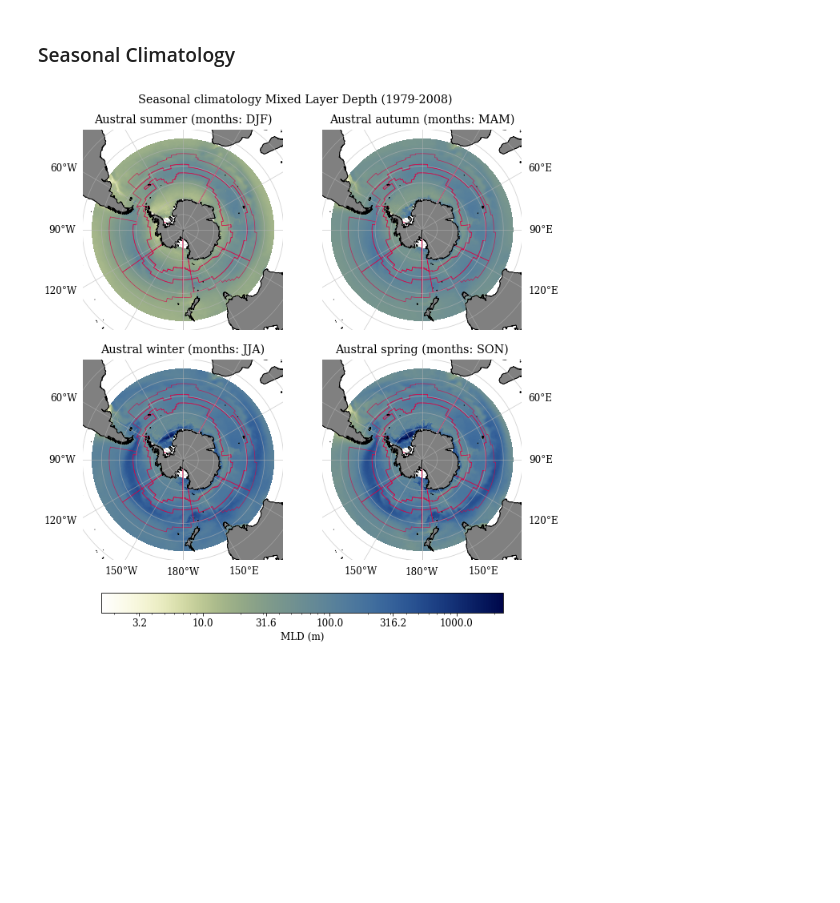
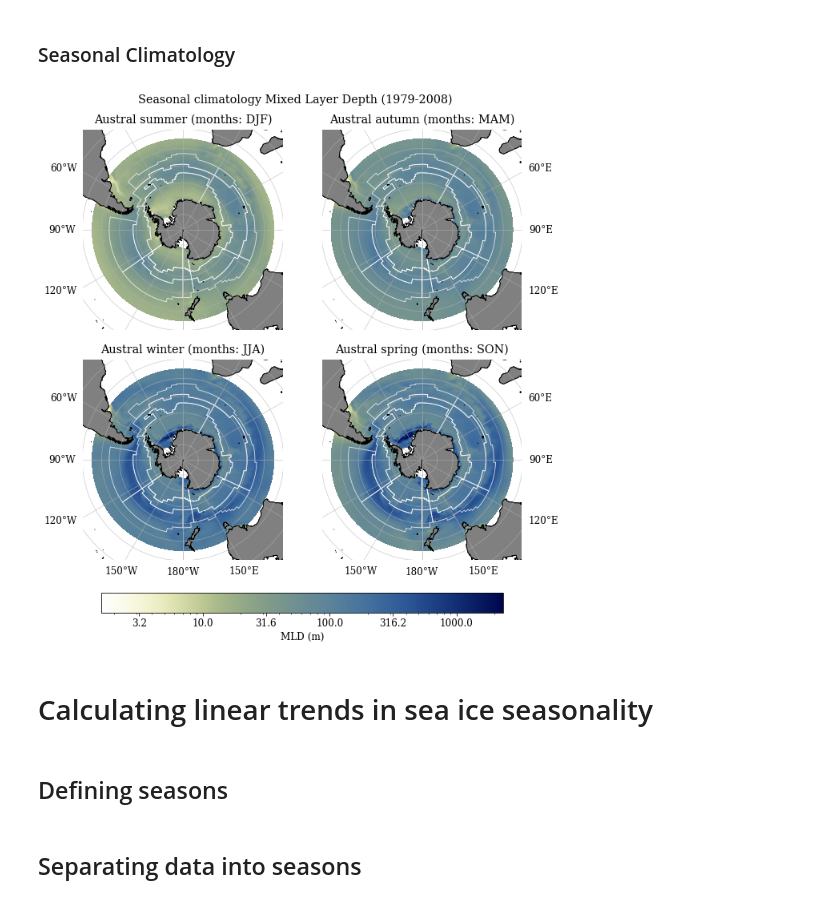
Before and after one commit to lidefi87/ACCESS_scripts_DFA, a Jupyter notebook: Scripts/MixedLayerDepth.ipynb, the cells around one changed output. Drawn from its saved outputs; the diff is of its cells as text; code cells hidden in the pictures; blank space fills up the shorter version.

```diff
--- a/Scripts/MixedLayerDepth.ipynb
+++ b/Scripts/MixedLayerDepth.ipynb
@@ -74,7 +75,7 @@ varDict =  {'var_id': 'mld',
              'base_data': r'/g/data/v45/la6889/Calculations/MLD/Data',
              'climatologies': r'/g/data/v45/la6889/Calculations/MLD/Climatologies',
              'clim_fig': r'/g/data/v45/la6889/Figures/MLD/Climatologies',
-             'linear_trends': r'/g/data/v45/la6889/MLD/SeaIceArea/LinearTrends',
+             'linear_trends': r'/g/data/v45/la6889/Calculations/MLD/LinearTrends',
              'lm_fig': r'/g/data/v45/la6889/Figures/MLD/LinearTrends',
              'clipped_data': r'/g/data/v45/la6889/Calculations/MLD/ClippedMEASOregions/',
              'weighted_means_season': r'/g/data/v45/la6889/Calculations/MLD/YearlySeasonal/Means',
@@ -83,7 +84,7 @@ varDict =  {'var_id': 'mld',
              'decades': range(1965, 2019, 10),
              'weighted_means_dec_season': r'/g/data/v45/la6889/Calculations/MLD/DecadalSeasonal/Means',
              'weighted_means_dec_monthly': r'/g/data/v45/la6889/Calculations/MLD/DecadalMonthly/Means',
-             'mean_sector_time_series': r'/g/data/v45/la6889/Figures/TimeSeries/MLD/PolarZones',
+             'mean_sector_time_series': r'/g/data/v45/la6889/Figures/MLD/TimeSeries/',
              'res': '0.1°'}
 # %% [markdown]
 ## Accessing ACCESS-OM2 outputs and saving results to disk
@@ -100,6 +101,9 @@ for yr in varDict['decades']:
                            freq = varDict['freq'],
                            ses = session, minlat = -80, maxlat = -35,
                            ice_data = False)
+    #Removing time bounds attribute causing issues when saving data
+    del SO.attrs['time_bounds']
+
     #Correcting longitudes
     SO = zsf.corrlong(SO)
     #Creating name of file
@@ -109,3 +115,19 @@ for yr in varDict['decades']:
+# %%
+#Get list of files in disk
+filelist = sorted(glob(os.path.join(varDict['base_data'], '*.nc')))
+
+#Empty list to store files
+SO = []
+
+#Loading single files
+for i, file in enumerate(filelist):
+    stime = str(varDict['decades'][i]-1) + '-12'
+    etime = str(varDict['decades'][i]+9) + '-11'
+    x = xr.open_dataarray(file).sel(time = slice(stime, etime))
+    SO.append(x)
+
+#Concantenating all files into a single data array
+SO = xr.concat(SO, dim = 'time')
 # %% [markdown]
 ## Loading MEASO regions to overlay them on plots
 # %%
@@ -281,7 +303,7 @@ for i, j, season in [(0, 0, 'DJF'), (0, 1, 'MAM'), (1, 0, 'JJA'), (1, 1, 'SON')]
                   #Remove colourbar to allow for further manipulation
                   transform = ccrs.PlateCarree(), add_colorbar = False)
     #Overlay MEASO regions
-    MEASO.plot(color = 'none', lw = 0.7, ax = ax[season], edgecolor = '#dd0044',
+    MEASO.plot(color = 'none', lw = 0.9, ax = ax[season], edgecolor = 'white',
               alpha = 0.75)
 
     #Set title for each subplot.
@@ -324,31 +346,35 @@ for i, j, season in [(0, 0, 'DJF'), (0, 1, 'MAM'), (1, 0, 'JJA'), (1, 1, 'SON')]
         gl.xlabels_left = False
         gl.xlabels_right = False
         gl.xlabels_top = False
         gl.ylabels_right = False
     else:
         gl.xlabels_left = False
         gl.xlabels_right = True
         gl.xlabels_top = False
         gl.ylabels_left = False
     #Remove the outside frame and ticklines of the figure
     [s.set_visible(False) for s in ax[season].spines.values()]
     [t.set_visible(False) for t in ax[season].get_xticklines()]
     [t.set_visible(False) for t in ax[season].get_yticklines()]
 
 #Set shared colourbar for all plots
 cb = fig.colorbar(p1, ax = [ax[a] for a in ax], orientation = 'horizontal',
                   shrink = 0.9, pad = 0.06,
                   label = varDict['short_name'] + ' (' + varDict['unit'] + ')')
 #Show colorbar ticks
 cb.set_ticks(cbar_ticks)
 cb.set_ticklabels(np.round(cbar_ticks, 1))
 
 fig.suptitle('Seasonal climatology ' + varDict['long_name'].title() + ' (1979-2008)',
              y = 0.93)
 
 fn = 'SeasonalClimatology_' + varDict['short_name'] + '_1979-2008.png'
 
 plt.savefig(os.path.join(folder_out, fn), dpi = 300, bbox_inches = 'tight',
             pad_inches = 0.05)
 # %% [output]
-[figure, old version]
+[figure, new version]
+# %% [markdown]
+# Calculating linear trends in sea ice seasonality
+# %% [markdown]
+## Defining seasons
@@ -354,0 +384,2 @@ plt.savefig(os.path.join(folder_out, fn), dpi = 300, bbox_inches = 'tight',
+# %% [markdown]
+## Separating data into seasons
```
Also changed, not shown: parts of 64 cells of this notebook, 5 other files.
